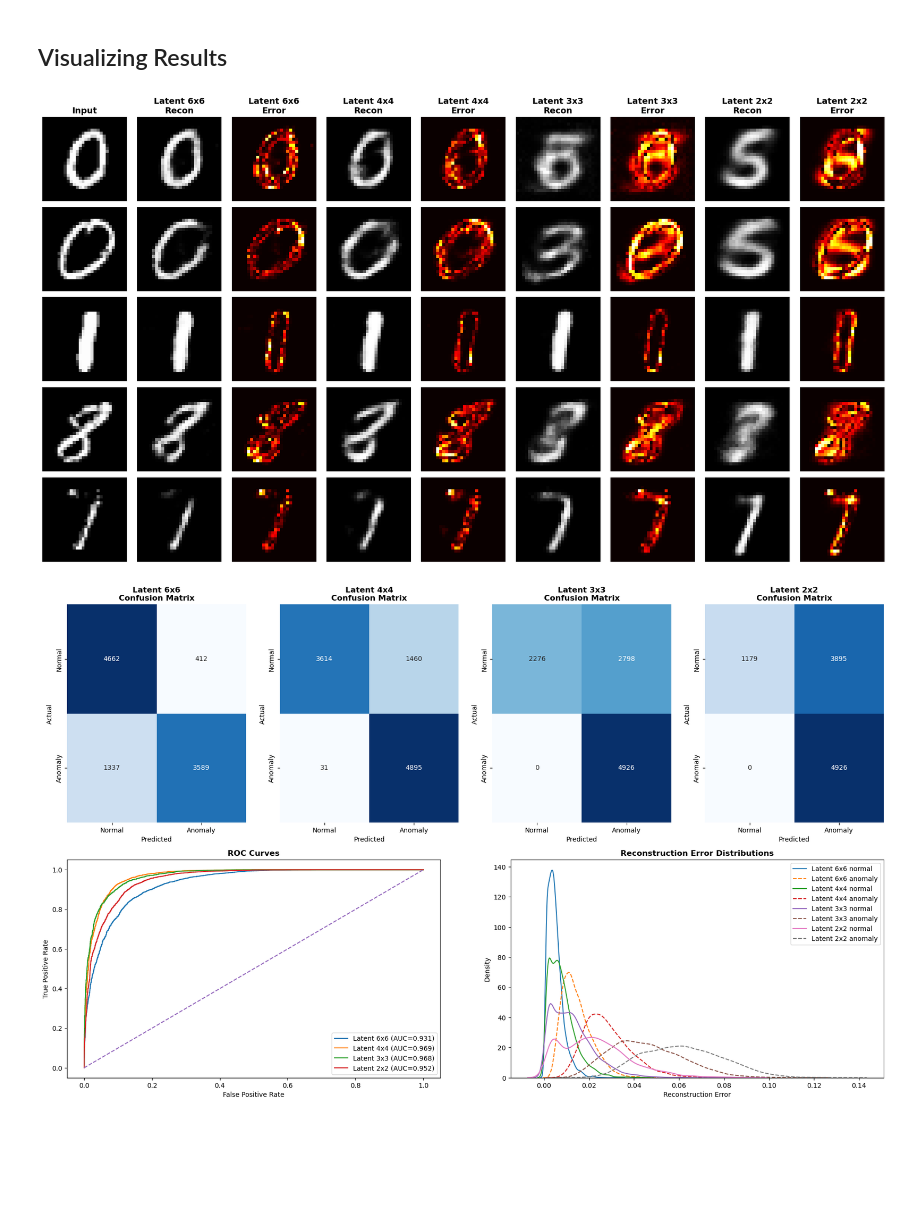
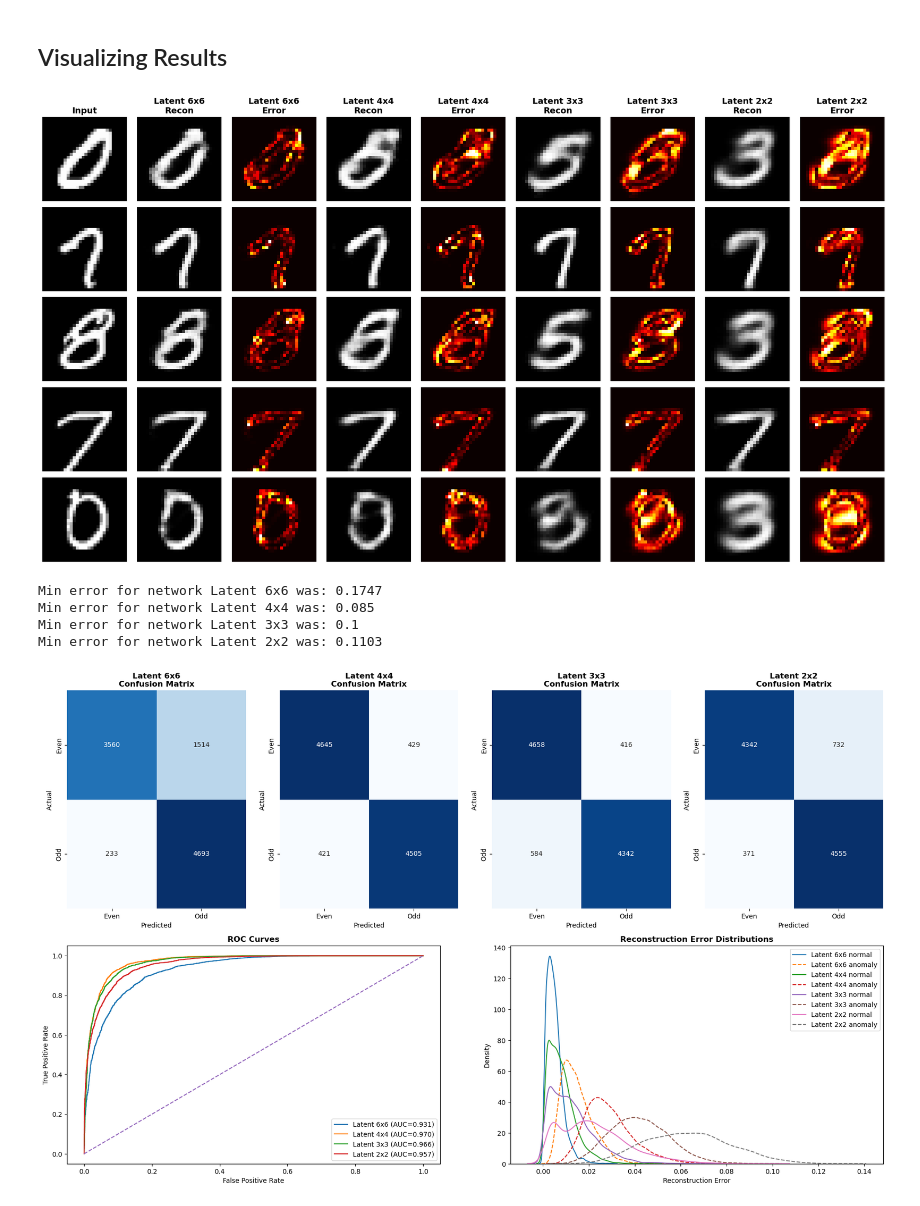
Before and after one commit to danielpederzini/autoencoders-from-scratch, a Jupyter notebook: notebooks/anomaly_detector.ipynb, the cells around one changed output. Saved outputs shown, nothing was run; the diff lists cells and outputs as text; code cells hidden in the pictures; blank space fills up the shorter version.

Commit message:
Implement grid search for best threshold in anomaly detector

```diff
--- a/notebooks/anomaly_detector.ipynb
+++ b/notebooks/anomaly_detector.ipynb
@@ -302,21 +302,50 @@ def predict(x, network, threshold=0.01):
     return loss, np.where(loss > threshold, 1, 0)
 # %% [markdown]
 ## Visualizing Results
+# %%
+networks = [network1, network2, network3, network4]
+network_names = ["Latent 6x6", "Latent 4x4", "Latent 3x3", "Latent 2x2"]
 # %%
-MnistDataHelper.plot_net_comparison(x_test, 5, [network1, network2, network3, network4], ["Latent 6x6", "Latent 4x4", "Latent 3x3", "Latent 2x2"])
+MnistDataHelper.plot_net_comparison(x_test, x_test, 5, networks, network_names)
 # %% [output]
-[figure, old version]
+[figure, new version]
 # %%
-loss_n1, y_pred_n1 = predict(x_test, network1)
-loss_n2, y_pred_n2 = predict(x_test, network2)
-loss_n3, y_pred_n3 = predict(x_test, network3)
-loss_n4, y_pred_n4 = predict(x_test, network4)
+thresholds = np.linspace(start=0.001, stop=0.1, num=20)
+
+anomaly_scores_list = []
+predictions_list = []
+
+for (network, network_name) in zip(networks, network_names):
+    min_error = None
+    best_anomaly_scores = None
+    best_predictions = None
+
+    for threshold in thresholds:
+        anomaly_score, y_pred = predict(x_test, network, threshold)
+
+        error = np.mean(np.abs(y_pred - y_test))
+
+        if (min_error is None) or (error < min_error):
+            min_error = error
+            best_threshold = threshold
+            best_anomaly_scores = anomaly_score
+            best_predictions = y_pred
+
+    print(f"Min error for network {network_name} was: {min_error}")
+    anomaly_scores_list.append(best_anomaly_scores)
+    predictions_list.append(best_predictions)
+# %% [output]
+Min error for network Latent 6x6 was: 0.1747
+Min error for network Latent 4x4 was: 0.085
+Min error for network Latent 3x3 was: 0.1
+Min error for network Latent 2x2 was: 0.1103
 # %%
 MnistDataHelper.plot_anomaly_model_comparison(
     y_test,
-    [loss_n1, loss_n2, loss_n3, loss_n4],
-    [y_pred_n1, y_pred_n2, y_pred_n3, y_pred_n4],
-    ["Latent 6x6", "Latent 4x4", "Latent 3x3", "Latent 2x2"]
+    anomaly_scores_list,
+    predictions_list,
+    ["Latent 6x6", "Latent 4x4", "Latent 3x3", "Latent 2x2"],
+    ["Even", "Odd"]
 )
 # %% [output]
-[figure, old version]
+[figure, new version]
```
Also changed, not shown: parts of 4 cells of this notebook.
